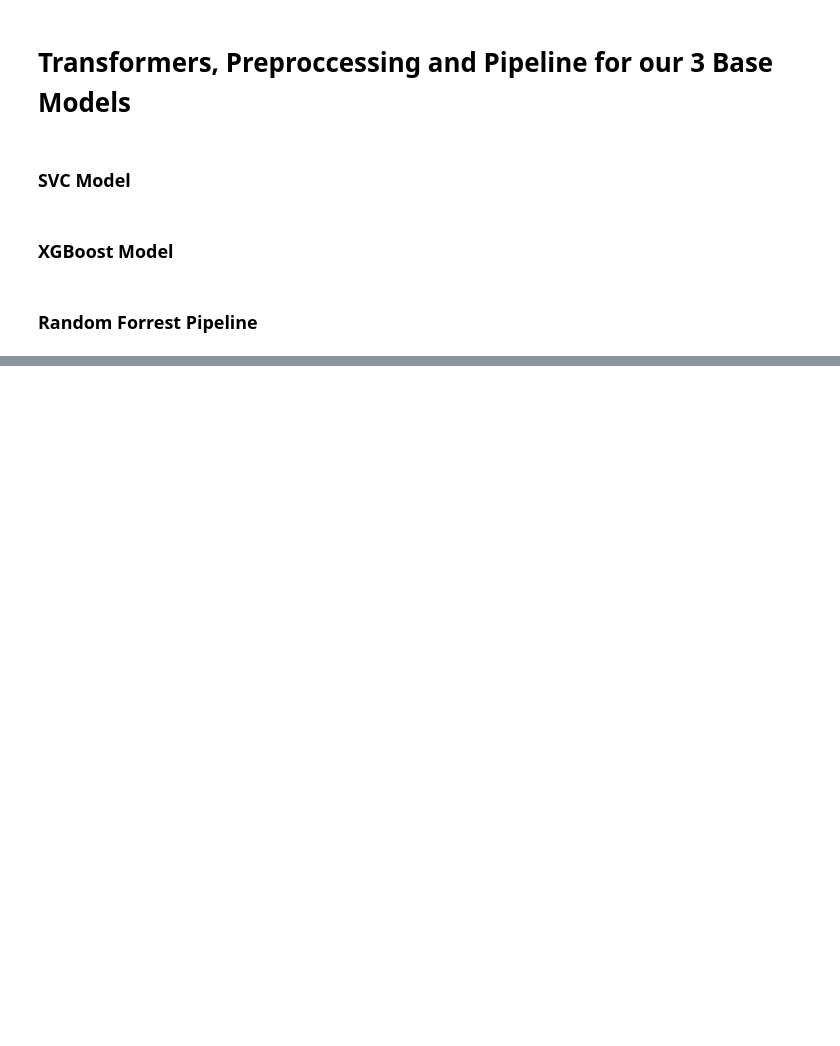
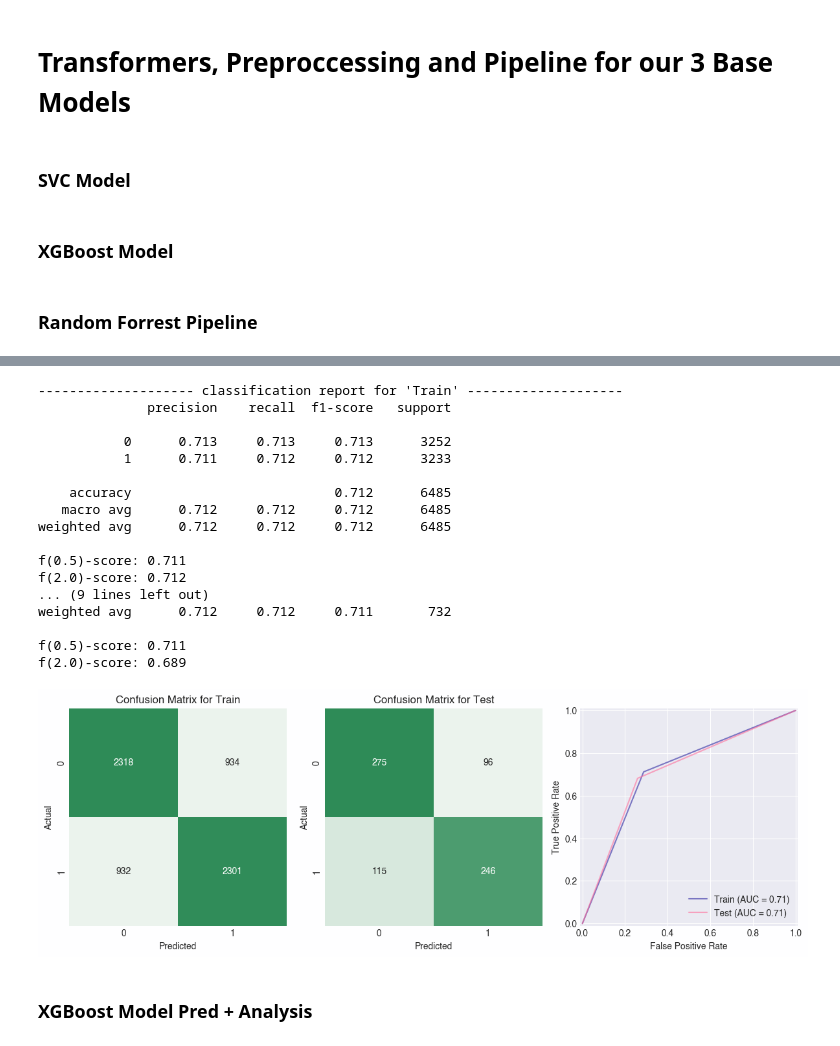
Before and after one commit to eockfen/EyeTism, a Jupyter notebook: notebooks/pipelines.ipynb, the cells around one changed output, grey strips where cells are left out. Drawn from its saved outputs; the diff is of its cells as text; code cells hidden in the pictures; blank space fills up the shorter version.

```diff
--- a/notebooks/pipelines.ipynb
+++ b/notebooks/pipelines.ipynb
@@ -333,0 +323,3 @@ grid_search_pipeline = GridSearchCV(
+# %%
+# Fit the rf_pipeline on the training data
+rf_pipeline.fit(X_train, y_train)
@@ -333,0 +344,37 @@ grid_search_pipeline = GridSearchCV(
+# %%
+# Predict on the test set
+y_pred_train = rf_pipeline.predict(X_train)
+y_proba_train = rf_pipeline.predict_proba(X_train)
+y_pred_test = rf_pipeline.predict(X_test)
+y_pred_proba_test = rf_pipeline.predict_proba(X_test)
+# %%
+# evaluate model
+em.report(
+    y_train=y_train,
+    y_train_pred=y_pred_train,
+    y_train_proba=y_proba_train,
+    y_test=y_test,
+    y_test_pred=y_pred_test,
+    y_test_proba=y_pred_proba_test,
+)
+# %% [output]
+-------------------- classification report for 'Train' --------------------
+              precision    recall  f1-score   support
+
+           0      0.713     0.713     0.713      3252
+           1      0.711     0.712     0.712      3233
+
+    accuracy                          0.712      6485
+   macro avg      0.712     0.712     0.712      6485
+weighted avg      0.712     0.712     0.712      6485
+
+f(0.5)-score: 0.711
+f(2.0)-score: 0.712
+... (9 lines left out)
+weighted avg      0.712     0.712     0.711       732
+
+f(0.5)-score: 0.711
+f(2.0)-score: 0.689
+[figure, added]
+# %% [markdown]
+### XGBoost Model Pred + Analysis
```
Also changed, not shown: parts of 51 cells of this notebook, 1 other file.
